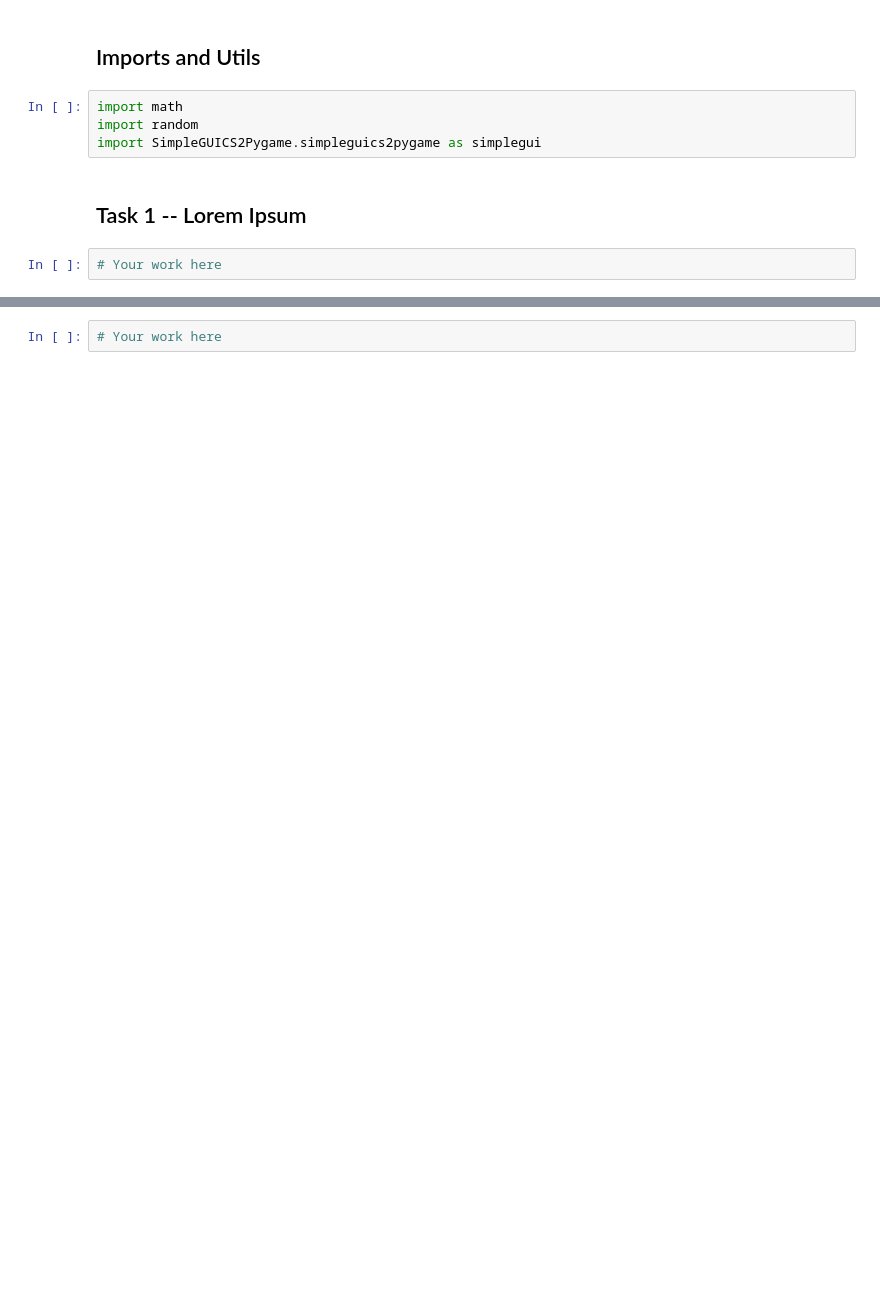
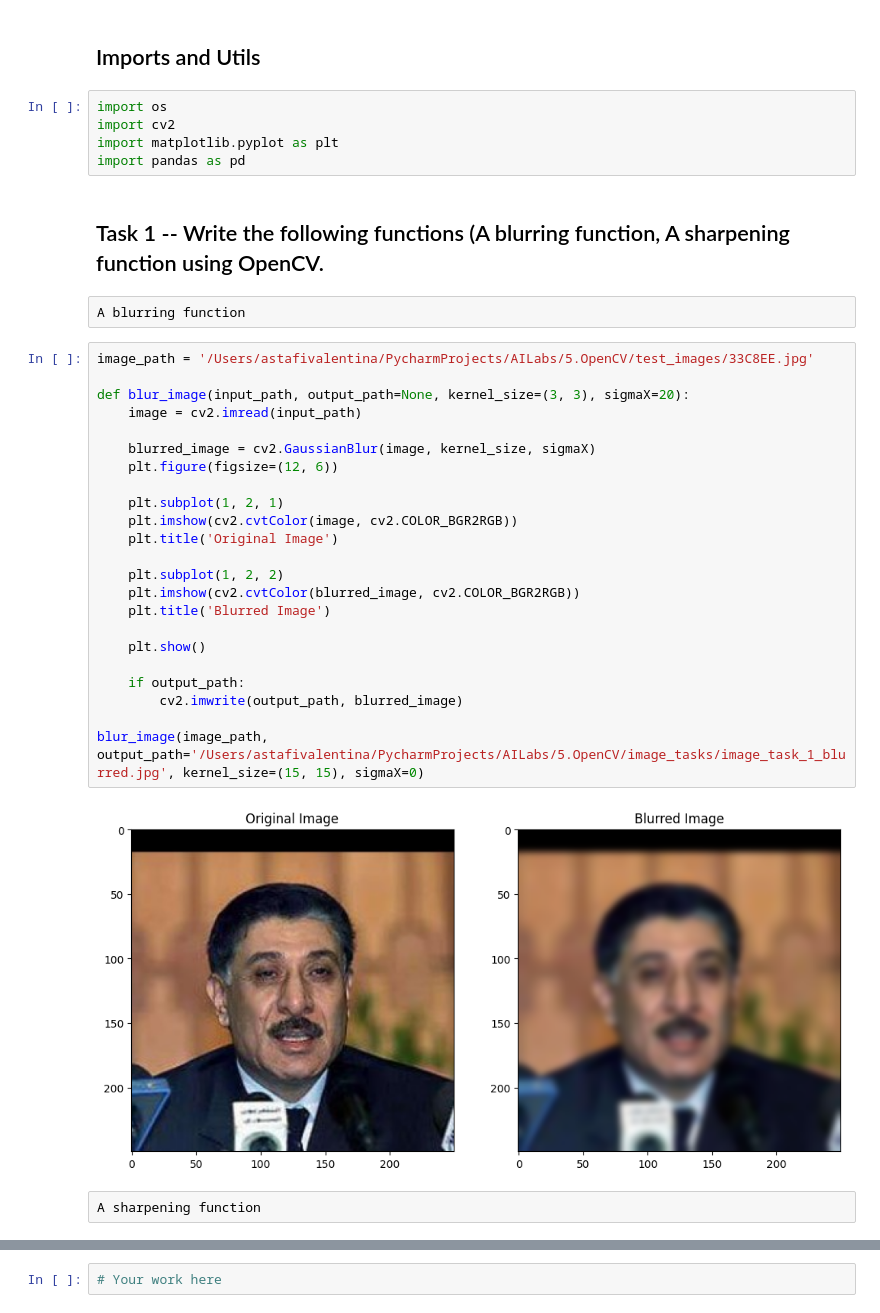
Before and after one commit to vastafi/AI_Labs, a Jupyter notebook: 5.OpenCV/L5_Astafi_Valentina.ipynb, the cells around one changed output, grey strips where cells are left out. Saved outputs shown, nothing was run; the diff lists cells and outputs as text; blank space fills up the shorter version.

Commit message:
writing functions for the openCV lab

```diff
--- a/5.OpenCV/L5_Astafi_Valentina.ipynb
+++ b/5.OpenCV/L5_Astafi_Valentina.ipynb
@@ -7,10 +7,38 @@
 # %% [markdown]
 ## Imports and Utils
 # %%
-import math
-import random
-import SimpleGUICS2Pygame.simpleguics2pygame as simplegui
+import os
+import cv2
+import matplotlib.pyplot as plt
+import pandas as pd
 # %% [markdown]
-## Task 1 -- Lorem Ipsum
+## Task 1 -- Write the following functions (A blurring function, A sharpening function using OpenCV.
+# %% [raw]
+A blurring function
 # %%
-# Your work here
+image_path = '/Users/astafivalentina/PycharmProjects/AILabs/5.OpenCV/test_images/33C8EE.jpg'
+
+def blur_image(input_path, output_path=None, kernel_size=(3, 3), sigmaX=20):
+    image = cv2.imread(input_path)
+
+    blurred_image = cv2.GaussianBlur(image, kernel_size, sigmaX)
+    plt.figure(figsize=(12, 6))
+
+    plt.subplot(1, 2, 1)
+    plt.imshow(cv2.cvtColor(image, cv2.COLOR_BGR2RGB))
+    plt.title('Original Image')
+
+    plt.subplot(1, 2, 2)
+    plt.imshow(cv2.cvtColor(blurred_image, cv2.COLOR_BGR2RGB))
+    plt.title('Blurred Image')
+
+    plt.show()
+
+    if output_path:
+        cv2.imwrite(output_path, blurred_image)
+
+blur_image(image_path, output_path='/Users/astafivalentina/PycharmProjects/AILabs/5.OpenCV/image_tasks/image_task_1_blurred.jpg', kernel_size=(15, 15), sigmaX=0)
+# %% [output]
+[figure, added]
+# %% [raw]
+A sharpening function
```
Also changed, not shown: parts of 6 cells of this notebook, 18 other files.
